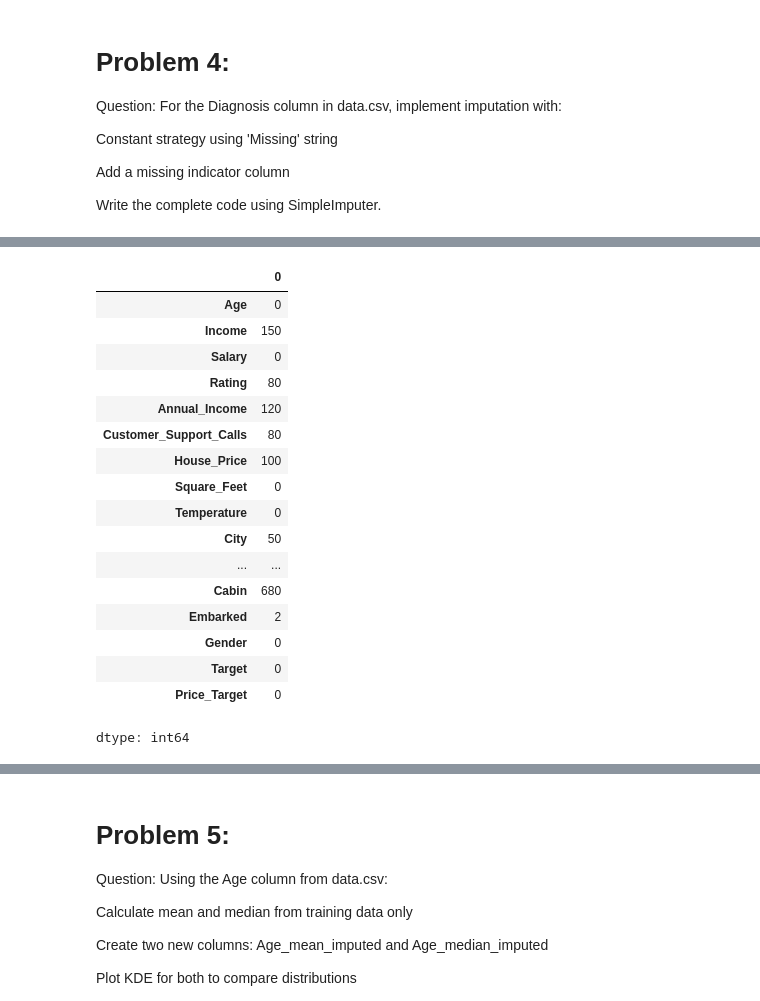
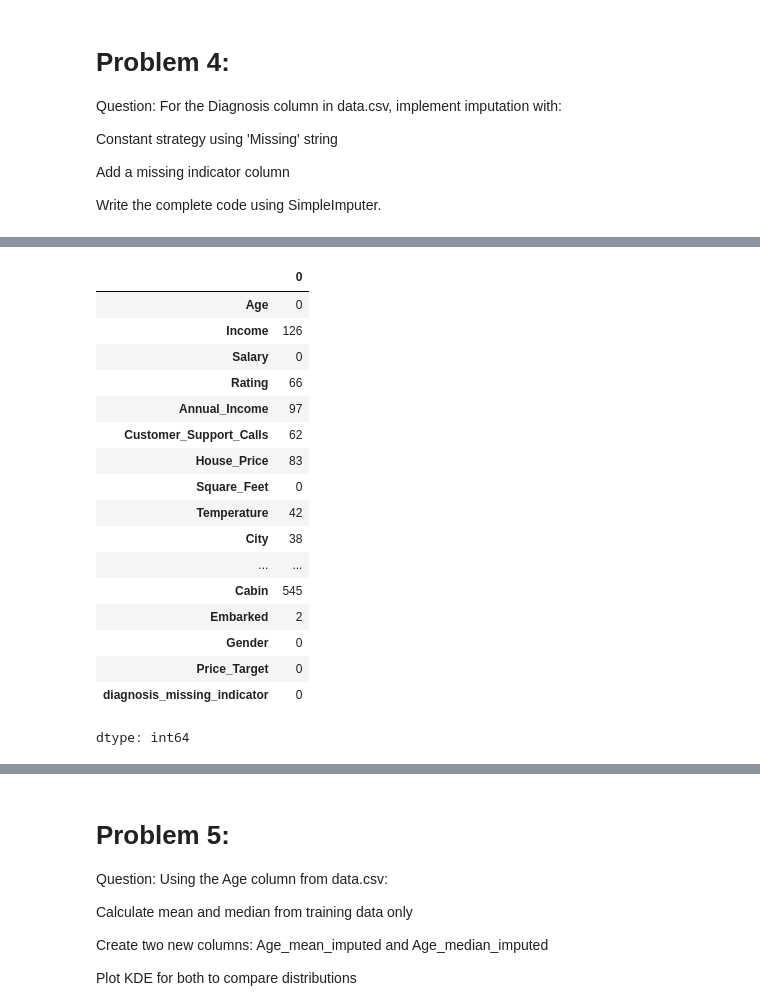
Before and after one commit to ak1bhasan/ML_Journey, a Jupyter notebook: Machine Learning/Week 01/Module 03 Starter, Train Test Split and Missing Value Handling/Practice Problem/Practice_Problem.ipynb, the cells around one changed output, grey strips where cells are left out. Saved outputs shown, nothing was run; the diff lists cells and outputs as text; code cells hidden in the pictures.

```diff
--- a/Machine Learning/Week 01/Module 03 Starter, Train Test Split and Missing Value Handling/Practice Problem/Practice_Problem.ipynb
+++ b/Machine Learning/Week 01/Module 03 Starter, Train Test Split and Missing Value Handling/Practice Problem/Practice_Problem.ipynb
@@ -474,6 +466,8 @@ dtype: object
 # %%
-diagnosis_imputer = SimpleImputer(missing_values = np.nan, strategy = 'most_frequent')
+diagnosis_imputer = SimpleImputer(missing_values = np.nan, strategy = 'constant', fill_value = 'Missing', add_indicator = True)
 
-diagnosis_imputer.fit(df[['Diagnosis']])
+diagnosis_imputer.fit(X_train[['Diagnosis']])
 
-df['Diagnosis'] = diagnosis_imputer.transform(df[['Diagnosis']]).ravel()
+X_train[['Diagnosis', 'diagnosis_missing_indicator']] = diagnosis_imputer.transform(X_train[['Diagnosis']])
+
+X_test[['Diagnosis', 'diagnosis_missing_indicator']] = diagnosis_imputer.transform(X_test[['Diagnosis']])
@@ -480,21 +506,21 @@ df['Diagnosis'] = diagnosis_imputer.transform(df[['Diagnosis']]).ravel()
 # %%
-df.isnull().sum()
+X_train.isnull().sum()
 # %% [output]
 |  | 0 |
 | Age | 0 |
-| Income | 150 |
+| Income | 126 |
 | Salary | 0 |
-| Rating | 80 |
-| Annual_Income | 120 |
-| Customer_Support_Calls | 80 |
-| House_Price | 100 |
+| Rating | 66 |
+| Annual_Income | 97 |
+| Customer_Support_Calls | 62 |
+| House_Price | 83 |
 | Square_Feet | 0 |
-| Temperature | 0 |
-| City | 50 |
+| Temperature | 42 |
+| City | 38 |
 | ... | ... |
-| Cabin | 680 |
+| Cabin | 545 |
 | Embarked | 2 |
 | Gender | 0 |
-| Target | 0 |
 | Price_Target | 0 |
+| diagnosis_missing_indicator | 0 |
 dtype: int64
```
Also changed, not shown: parts of 29 cells of this notebook.
